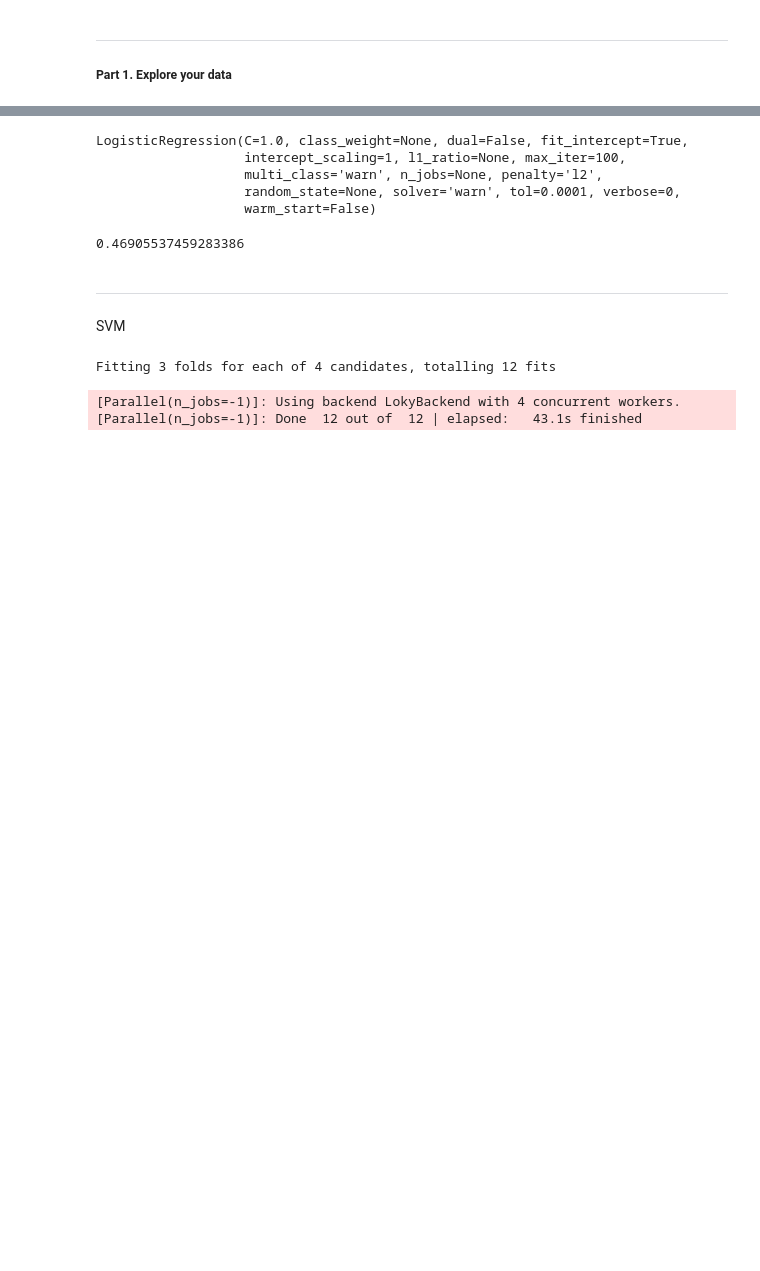
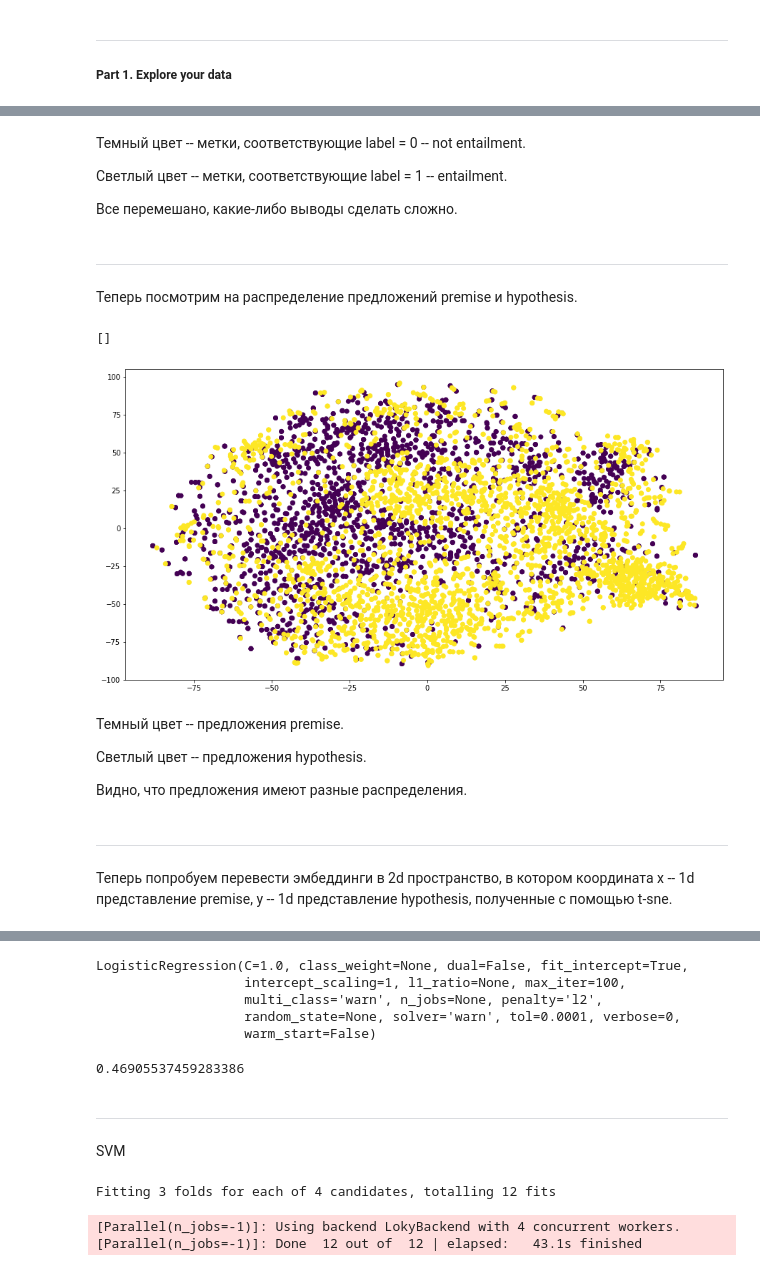
Before and after one commit to Valentin-Buchnev/NLP-mipt, a Jupyter notebook: hw3/solution.ipynb, the cells around one changed output, grey strips where cells are left out. Drawn from its saved outputs; the diff is of its cells as text; code cells hidden in the pictures; blank space fills up the shorter version.

```diff
--- a/hw3/solution.ipynb
+++ b/hw3/solution.ipynb
@@ -94,3 +116,28 @@ np.vstack((train_X[:, :768], train_X[:, 768:])).shape
+# %% [markdown]
+Темный цвет -- метки, соответствующие label = 0 -- not entailment.
+
+Светлый цвет -- метки, соответствующие label = 1 -- entailment.
+
+Все перемешано, какие-либо выводы сделать сложно.
+# %% [markdown]
+---
+Теперь посмотрим на распределение предложений premise и hypothesis.
+# %%
+plt.figure(figsize=(15, 8))
+plt.scatter(vec_rep[:, 0], vec_rep[:, 1], c=np.hstack((np.zeros(train_y.shape[0]), np.ones(train_y.shape[0]))))
+plt.plot()
+# %% [output]
+[]
+[figure, added]
+# %% [markdown]
+Темный цвет -- предложения premise.
+
+Светлый цвет -- предложения hypothesis.
+
+Видно, что предложения имеют разные распределения.
+# %% [markdown]
+---
+Теперь попробуем перевести эмбеддинги в 2d пространство, в котором координата x -- 1d представление premise, y -- 1d представление hypothesis, полученные с помощью t-sne.
 # %%
 %time
 tsne = TSNE(n_components=1, random_state=0)
```
Also changed, not shown: parts of 39 cells of this notebook, 31 other files.
